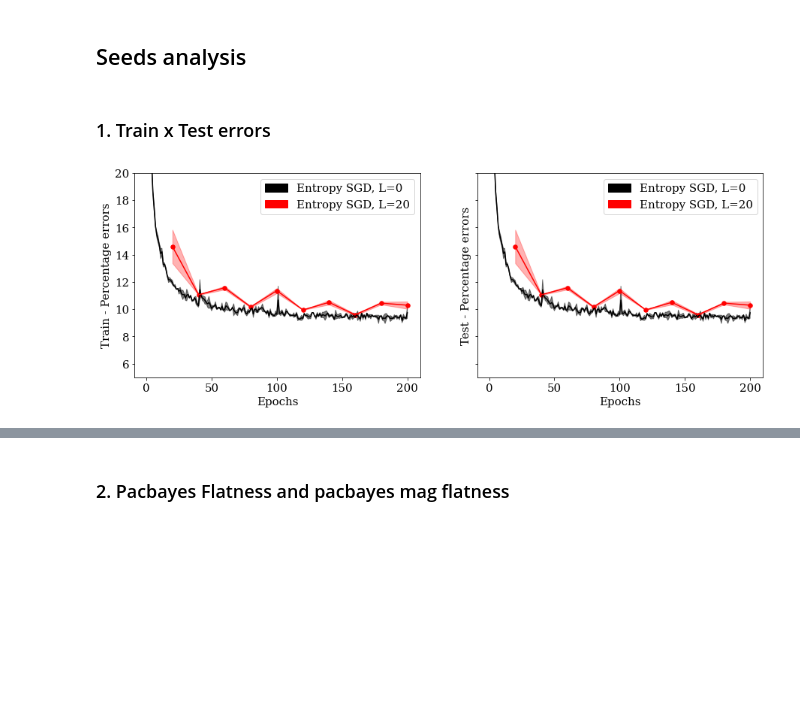
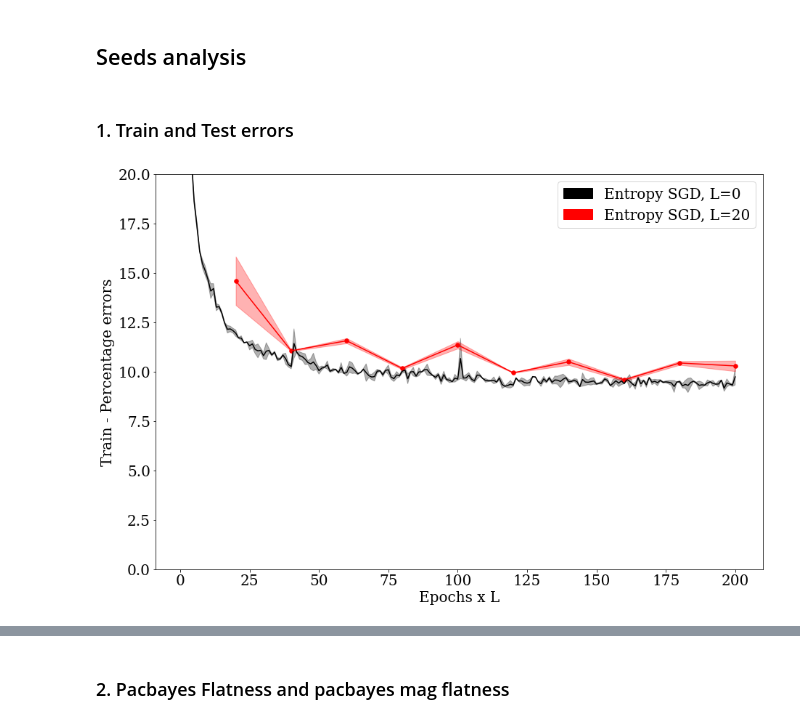
Before and after one commit to melissamcarvalho/entropy-sgd-reproduction, a Jupyter notebook: notebooks/1_plots_final_experiment.ipynb, the cells around one changed output, grey strips where cells are left out. Cells and saved outputs as stored; diff of their text form; code cells hidden in the pictures; blank space fills up the shorter version.

```diff
--- a/notebooks/1_plots_final_experiment.ipynb
+++ b/notebooks/1_plots_final_experiment.ipynb
@@ -34,0 +64,35 @@ def associate_right_value(L_order, current_dict, tags):
+# %%
+def plot_sgd_against_entropy(sgd_mean, sgd_std, entropy_mean, entropy_std,
+                             sgd_label, entropy_label, xlabel, ylabel,
+                             sgd_epochs, langevin,
+                             fontsize=20, font='serif', figsize=(15, 10), bottom=0, top=20):
+
+    plt.rcParams["font.family"] = font
+    plt.rcParams["font.size"] = fontsize
+    patches = []
+
+    fig, axs = plt.subplots(figsize=figsize)
+
+    axs.plot(np.arange(1, sgd_epochs + 1), sgd_mean, 'black')
+    axs.fill_between(np.arange(1, sgd_epochs + 1),
+                        sgd_mean - sgd_std,
+                        sgd_mean + sgd_std,
+                        color='black',
+                        alpha=0.3)
+    patch = mpatches.Patch(color='black', label=sgd_label)
+    patches.append(patch)
+
+    axs.plot(np.arange(langevin, sgd_epochs + langevin, langevin), entropy_mean, 'red')
+    axs.scatter(np.arange(langevin, sgd_epochs + langevin, langevin), entropy_mean, color='red', s=30)
+    axs.fill_between(np.arange(langevin, sgd_epochs + langevin, langevin),
+                        entropy_mean - entropy_std,
+                        entropy_mean + entropy_std,
+                        color='red',
+                        alpha=0.3)
+    patch = mpatches.Patch(color='red', label=entropy_label)
+    patches.append(patch)
+    axs.legend(handles=patches)
+
+    axs.set_xlabel(xlabel)
+    axs.set_ylabel(ylabel)
+    axs.set_ylim(bottom, top)
@@ -293,4 +389,4 @@ plt.legend(handles=patches)
 # %% [markdown]
 ## Seeds analysis
 # %% [markdown]
-### 1. Train x Test errors
+### 1. Train and Test errors
@@ -389,17 +396,13 @@ entropy_mean_2, entropy_std_2 = get_mean_std('../WANDB_RESULTS/Final_Entropy_see
 # %%
 plot_sgd_against_entropy(sgd_mean,
                          sgd_std,
-                         sgd_mean_2,
-                         sgd_std_2,
                          entropy_mean,
                          entropy_std,
-                         entropy_mean_2,
-                         entropy_std_2,
                          'Entropy SGD, L=0',
                          'Entropy SGD, L=20',
+                         'Epochs x L',
                          'Train - Percentage errors',
-                         'Test - Percentage errors',
                          200,
                          20)
 # %% [output]
-[figure, old version]
+[figure, new version]
```
Also changed, not shown: parts of 31 cells of this notebook.
